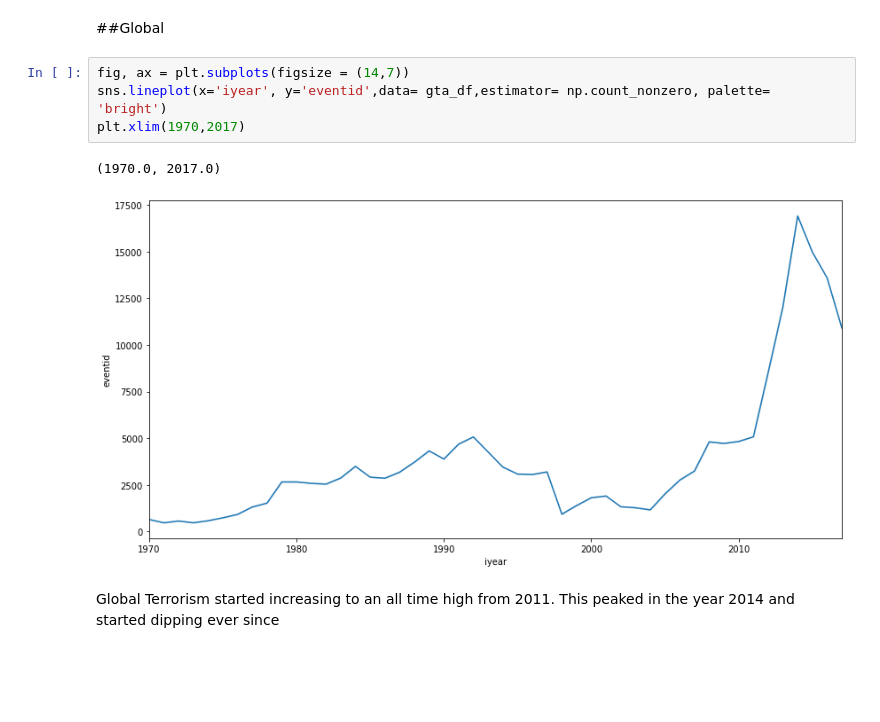
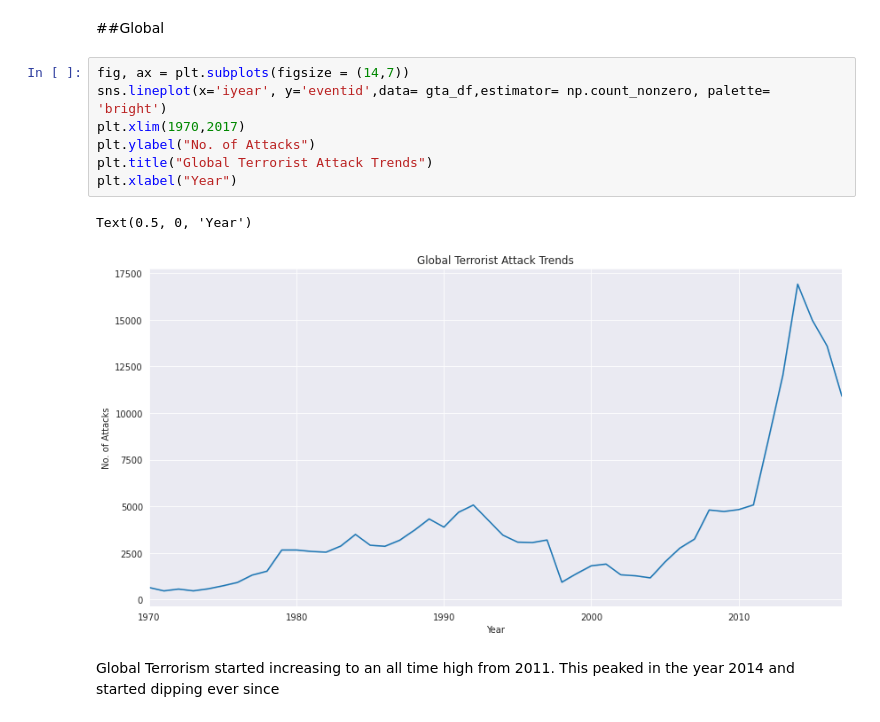
Before and after one commit to mahin-arvind/GTD-EDA, a Jupyter notebook: Copy_of_Global_Terrorism_Analysis_Capstone_Project.ipynb, the cells around one changed output. Saved outputs shown, nothing was run; the diff lists cells and outputs as text; blank space fills up the shorter version.

```diff
--- a/Copy_of_Global_Terrorism_Analysis_Capstone_Project.ipynb
+++ b/Copy_of_Global_Terrorism_Analysis_Capstone_Project.ipynb
@@ -286,10 +285,13 @@ The Irish Republican Army (IRA) (Red Spots) have made their attacks constantly f
 # %%
 fig, ax = plt.subplots(figsize = (14,7))
 sns.lineplot(x='iyear', y='eventid',data= gta_df,estimator= np.count_nonzero, palette= 'bright')
 plt.xlim(1970,2017)
+plt.ylabel("No. of Attacks")
+plt.title("Global Terrorist Attack Trends")
+plt.xlabel("Year")
 # %% [output]
-(1970.0, 2017.0)
+Text(0.5, 0, 'Year')
-[figure, old version]
+[figure, new version]
 # %% [markdown]
 Global Terrorism started increasing to an all time high from 2011. This peaked in the year 2014 and started dipping ever since
 # %% [markdown]
```
Also changed, not shown: parts of 6 cells of this notebook.
